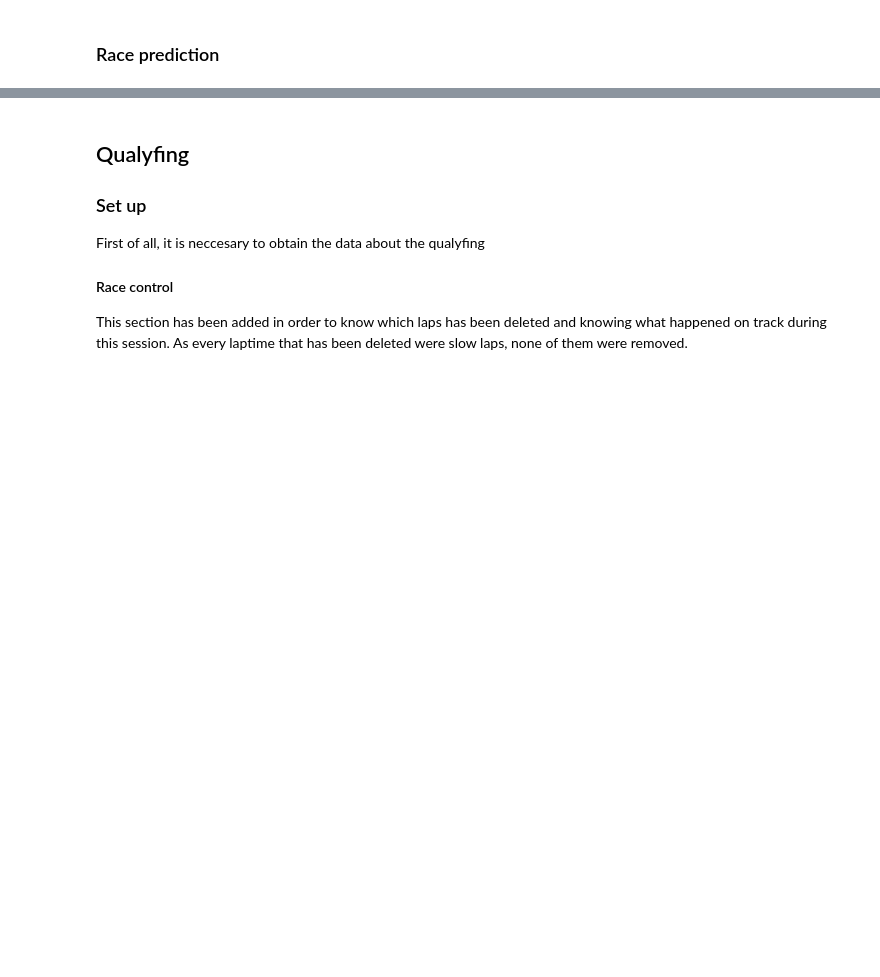
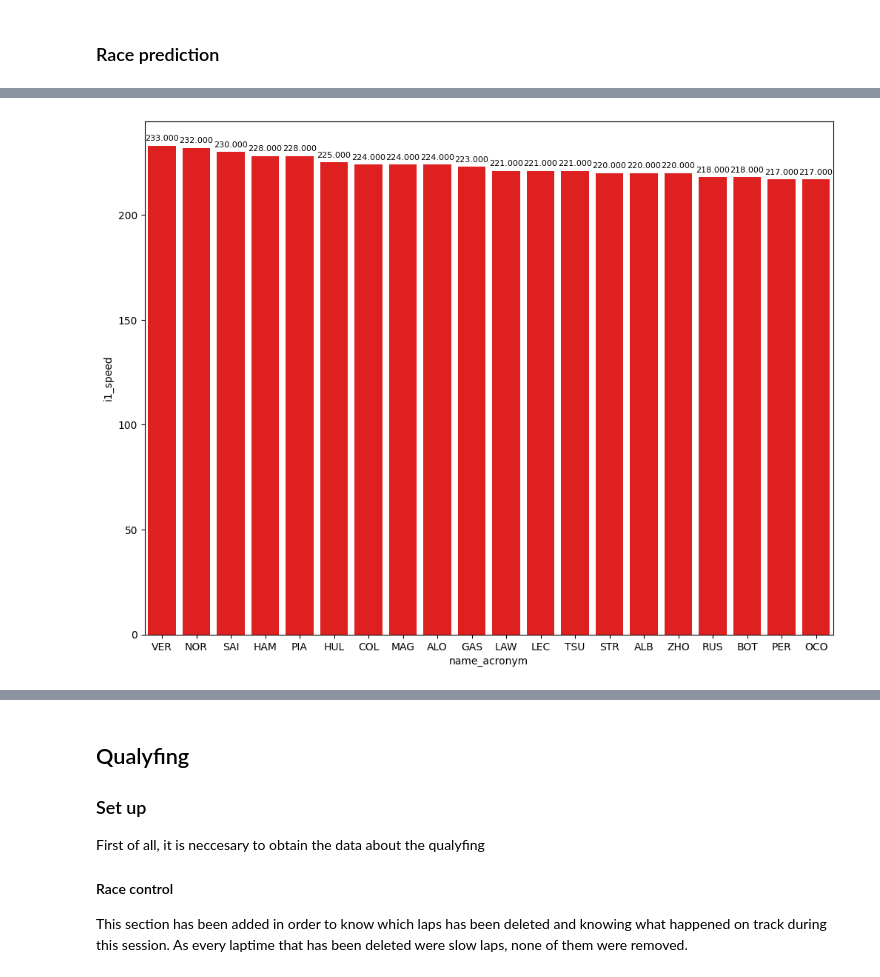
Before and after one commit to frankdelpiero/F1_notebooks, a Jupyter notebook: F1_24/UnitedStates_Recap.ipynb, the cells around one changed output, grey strips where cells are left out. Drawn from its saved outputs; the diff is of its cells as text; code cells hidden in the pictures; blank space fills up the shorter version.

```diff
--- a/F1_24/UnitedStates_Recap.ipynb
+++ b/F1_24/UnitedStates_Recap.ipynb
@@ -1614,0 +1653,5 @@ race_simulation.groupby('team').mean().sort_values(by='mean_lap_duration')
+# %%
+top_speed = jointables.loc[jointables.groupby(['name_acronym'])['i1_speed'].idxmax()].sort_values(by=['i1_speed'],ascending=False)
+libraryDataF1.obtainchart("name_acronym","i1_speed",top_speed)
+# %% [output]
+[figure, added]
```
Also changed, not shown: parts of 56 cells of this notebook.
